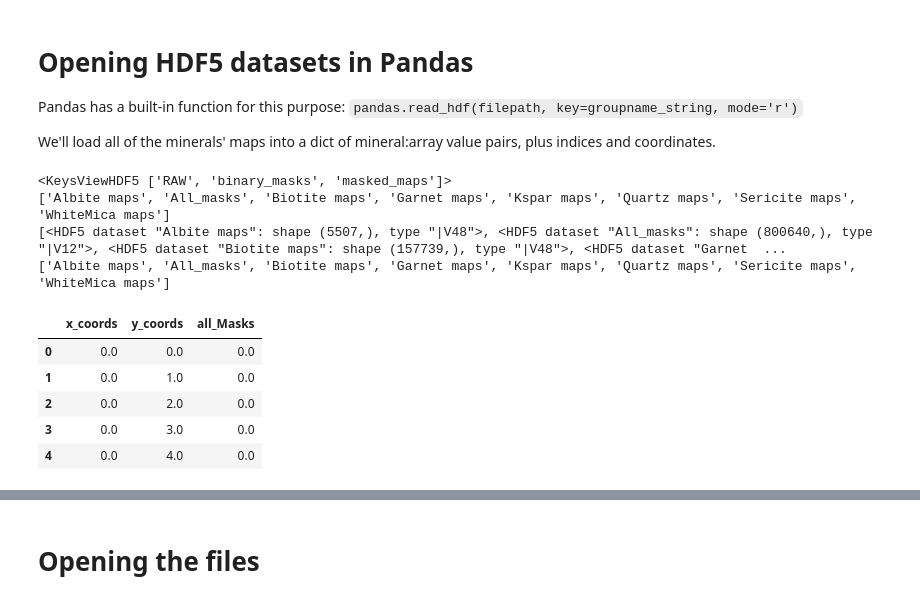
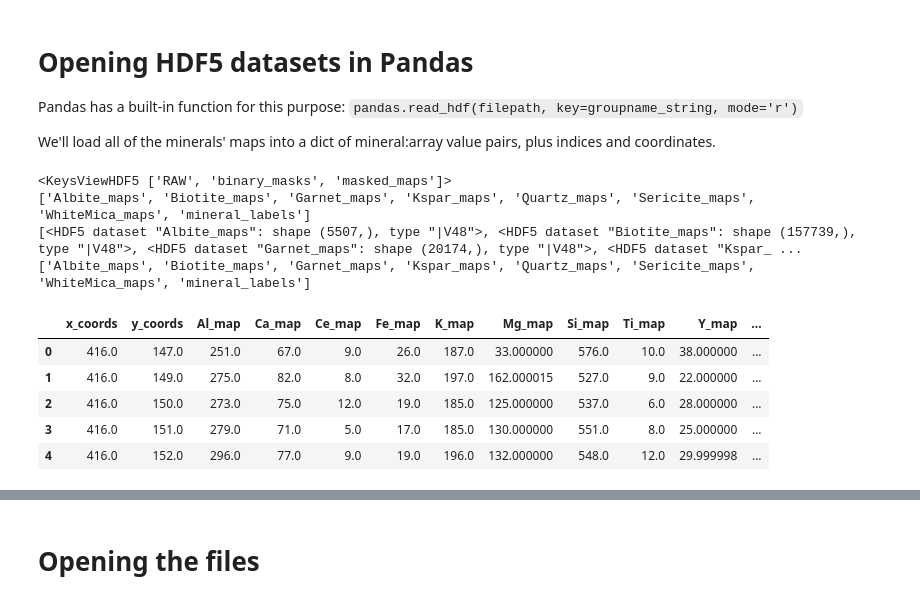
Before and after one commit to nicole-m-aikin/ML-Geo-Pixel-Poppers, a Jupyter notebook: ESS469_Project_ML.ipynb, the cells around one changed output, grey strips where cells are left out. Cells and saved outputs as stored; diff of their text form; code cells hidden in the pictures.

Commit message:
added data exploration code to notebook

```diff
--- a/ESS469_Project_ML.ipynb
+++ b/ESS469_Project_ML.ipynb
@@ -392,7 +404,7 @@ with h5py.File(datafolder + filename, 'r') as datafile:
     columnNames = dataset.dtype.names
     print(columnNames)
     # see a column
-    print(dataset['Albite mask'])
+    print(dataset['Albite_mask'])
     # see a pixel vector
     for pixel in range(10):
         print('Pixel @ (', dataset['x_coords'][pixel], ',', dataset['y_coords'][pixel], '):', dataset[pixel])
@@ -401,7 +413,7 @@ with h5py.File(datafolder + filename, 'r') as datafile:
     # images are flattened, so reshape
     width = (dataset['x_coords'].max() + 1).astype(int)
     height = (dataset['y_coords'].max() + 1).astype(int)
-    data_2d = dataset['Biotite mask'].reshape(width, height)
+    data_2d = dataset['Biotite_mask'].reshape(width, height)
     plt.imshow(data_2d, cmap='gray')
     plt.show()
     print(datafile.keys())
@@ -440,7 +452,7 @@ with h5py.File(datafolder + filepath, 'a') as datafile:
 
     # create the group
     maskedmaps_group = datafile.require_group('masked_maps')
-
+    maskedmaps_group.attrs['description'] = ' This group contains the masked element maps. In this group there is a dataset ' + ' for each of seven minerals, and each dataset contains 9 masked, flattened element maps.'
     # get the raw and mask datasets
     raw_ds = datafile['RAW']
     bm_ds = datafile['binary_masks']
@@ -465,7 +477,7 @@ with h5py.File(datafolder + filepath, 'a') as datafile:
             this_map = raw_ds[map]
             masked_map = this_map * this_mask
             masked_mapList.append(masked_map)
-            columnName = 'masked ' + map
+            columnName = 'masked_' + map
             new_columnNames.append(map)
             #print(mask, map, np.count_nonzero(masked_map))
 
@@ -490,10 +502,22 @@ with h5py.File(datafolder + filepath, 'a') as datafile:
         # make rec_array
         rec_arr = np.rec.fromarrays(filtered_masked_mapList, dtype=ds_dt)
 
+
         # add the data to the hpf5 file by creating a dataset in the RAW data group for this thin section
         # (we use 'require' so that it's only created if it doesn't exist yet)
-        dataset_name = mask[:-4] + 'maps'
+        dataset_name = mask[:-5] + '_maps'
         masked_dset = maskedmaps_group.require_dataset(dataset_name, shape=rec_arr.shape, dtype=rec_arr.dtype, data=rec_arr)
+
+        bmasks = datafile['binary_masks']
+        od = list(bmasks.attrs['original_dimensions'])
+        print(od)
+        masked_dset.attrs['original_dimensions'] = (od[0], od[1]) # needs fixed
+        masked_dset.attrs['columns'] = new_columnNames
+        masked_dset.attrs['name'] =  'masked_element_maps_training_data'
+        masked_dset.attrs['description'] = 'This dataset contains 9 elemental maps that have been masked by ' + mask + 'of thin section Hot block 1.' + 'This is the training data.'
+        masked_dset.attrs['length'] = masked_mapList[0].shape
+
+        print(masked_dset.attrs.keys())
         #print(masked_dset.dtype.names)
     print(maskedmaps_group.keys())
 datafile.close()
@@ -545,13 +583,13 @@ with h5py.File(datafolder + filepath, 'a') as datafile:
 
     # this bit lets us label the individual data arrays as dtype fields, so we can call them as dset['field']
     # use columnNamesList to define dtype for rec_arr
-    ds_dt = np.dtype({'names':['x_coords', 'y_coords', 'all_Masks'],'formats':[np.float32]*3})
+    ds_dt = np.dtype({'names':['x_coords', 'y_coords', 'mineral_labels'],'formats':[np.float32]*3})
     # make rec_array
     rec_arr = np.rec.fromarrays(data, dtype=ds_dt)
 
     # save the new dataset to the hdf5 file under 'masked_maps'
     datagroup = datafile['masked_maps']
-    dataset_name = 'All_masks'
+    dataset_name = 'mineral_labels'
     masked_dset = datagroup.require_dataset(dataset_name, shape=rec_arr.shape, dtype=rec_arr.dtype, data=rec_arr)
     #print(masked_dset.dtype.names)
     print(datagroup.keys())
@@ -566,15 +604,16 @@ print(mineralNames)
 # %%
 datafile.close()
 # now we can explore the data like this:
-
+filepath = './Aikin_Data/78.7-10-1_Hot_data.h5'
 # open file
-with h5py.File(datafolder + filepath, 'r') as datafile:
+with h5py.File(filepath, 'r') as datafile:
 
     # get keys
     print(datafile.keys())
     # get dataset
     datagroup = datafile['masked_maps']
-    dataset = datagroup['Biotite maps']
+    print(datagroup.keys())
+    dataset = datagroup['Biotite_maps']
     # get dataset names
     columnNames = dataset.dtype.names
     print(columnNames)
@@ -631,32 +671,32 @@ We'll load all of the minerals' maps into a dict of mineral:array value pairs, p
 # %%
 filepath = './Aikin_Data/78.7-10-1_Hot_data.h5'
 groupname = 'masked_maps'
 with h5py.File(filepath, 'r') as datafile:
     print(datafile.keys())
     group = datafile[groupname]
 
     dset_names = list(group.keys())
     dset_values = list(group.values())
     print(dset_names)
     print(dset_values)
     # create a dict for the pandas dataframes
 masked_maps = {}
 for mineralMap in dset_names:
     dataset_path = f"{groupname}/{mineralMap}"
     df = pd.read_hdf(filepath, key=dataset_path, mode='r')
     masked_maps[mineralMap] = df
 
 mineralKeys = list(masked_maps.keys())
 print(mineralKeys)
-masked_maps[mineralKeys[1]].head()
+masked_maps[mineralKeys[3]].head()
 # %% [output]
 <KeysViewHDF5 ['RAW', 'binary_masks', 'masked_maps']>
-['Albite maps', 'All_masks', 'Biotite maps', 'Garnet maps', 'Kspar maps', 'Quartz maps', 'Sericite maps', 'WhiteMica maps']
-[<HDF5 dataset "Albite maps": shape (5507,), type "|V48">, <HDF5 dataset "All_masks": shape (800640,), type "|V12">, <HDF5 dataset "Biotite maps": shape (157739,), type "|V48">, <HDF5 dataset "Garnet  ...
-['Albite maps', 'All_masks', 'Biotite maps', 'Garnet maps', 'Kspar maps', 'Quartz maps', 'Sericite maps', 'WhiteMica maps']
+['Albite_maps', 'Biotite_maps', 'Garnet_maps', 'Kspar_maps', 'Quartz_maps', 'Sericite_maps', 'WhiteMica_maps', 'mineral_labels']
+[<HDF5 dataset "Albite_maps": shape (5507,), type "|V48">, <HDF5 dataset "Biotite_maps": shape (157739,), type "|V48">, <HDF5 dataset "Garnet_maps": shape (20174,), type "|V48">, <HDF5 dataset "Kspar_ ...
+['Albite_maps', 'Biotite_maps', 'Garnet_maps', 'Kspar_maps', 'Quartz_maps', 'Sericite_maps', 'WhiteMica_maps', 'mineral_labels']
-|  | x_coords | y_coords | all_Masks |
-| 0 | 0.0 | 0.0 | 0.0 |
-| 1 | 0.0 | 1.0 | 0.0 |
-| 2 | 0.0 | 2.0 | 0.0 |
-| 3 | 0.0 | 3.0 | 0.0 |
-| 4 | 0.0 | 4.0 | 0.0 |
+|  | x_coords | y_coords | Al_map | Ca_map | Ce_map | Fe_map | K_map | Mg_map | Si_map | Ti_map | Y_map | ... |
+| 0 | 416.0 | 147.0 | 251.0 | 67.0 | 9.0 | 26.0 | 187.0 | 33.000000 | 576.0 | 10.0 | 38.000000 | ... |
+| 1 | 416.0 | 149.0 | 275.0 | 82.0 | 8.0 | 32.0 | 197.0 | 162.000015 | 527.0 | 9.0 | 22.000000 | ... |
+| 2 | 416.0 | 150.0 | 273.0 | 75.0 | 12.0 | 19.0 | 185.0 | 125.000000 | 537.0 | 6.0 | 28.000000 | ... |
+| 3 | 416.0 | 151.0 | 279.0 | 71.0 | 5.0 | 17.0 | 185.0 | 130.000000 | 551.0 | 8.0 | 25.000000 | ... |
+| 4 | 416.0 | 152.0 | 296.0 | 77.0 | 9.0 | 19.0 | 196.0 | 132.000000 | 548.0 | 12.0 | 29.999998 | ... |
```
Also changed, not shown: parts of 30 cells of this notebook.
